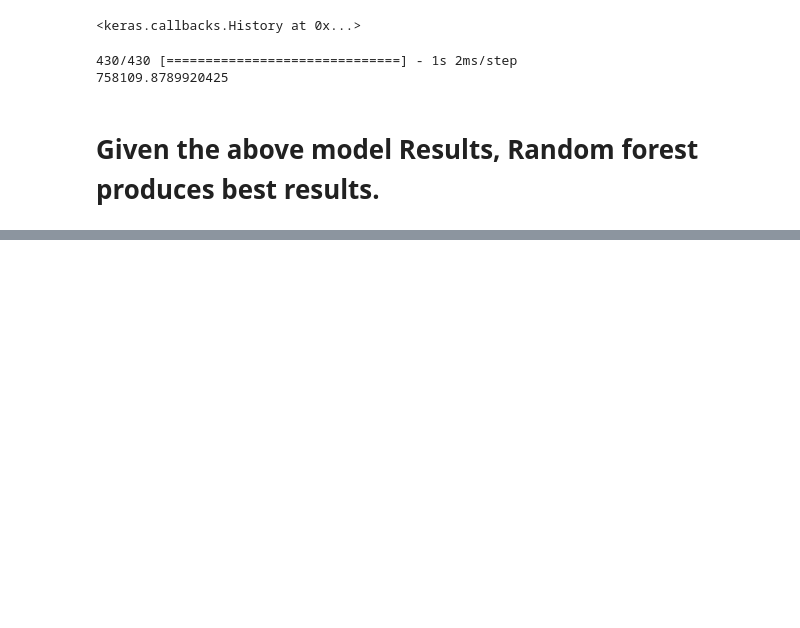
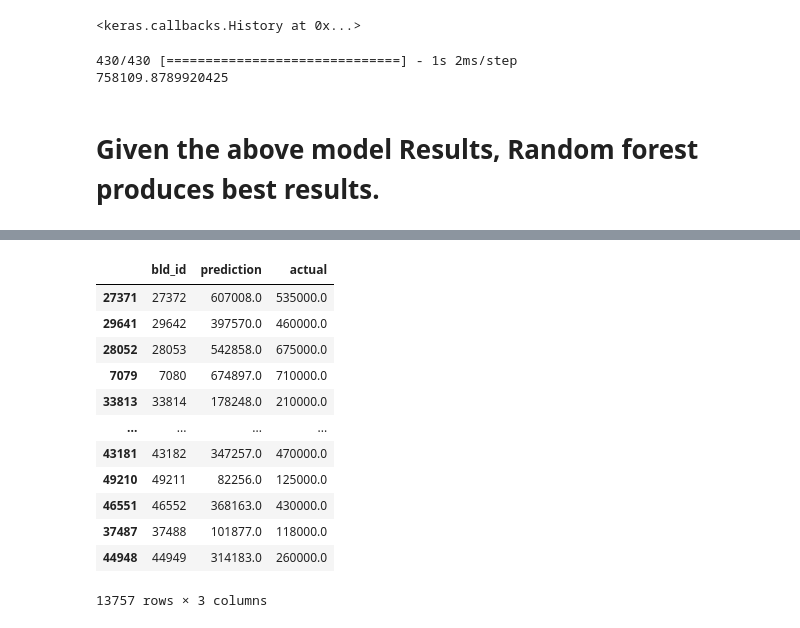
Before and after one commit to Diana7e/Dream_Team_Final_Project, a Jupyter notebook: cleaned_data/ML_model_price.ipynb, the cells around one changed output, grey strips where cells are left out. Saved outputs shown, nothing was run; the diff lists cells and outputs as text; code cells hidden in the pictures; blank space fills up the shorter version.

```diff
--- a/cleaned_data/ML_model_price.ipynb
+++ b/cleaned_data/ML_model_price.ipynb
@@ -457,3 +452,22 @@ pred_df
+# %%
+#Add unique key('bld_id') for Sql connection
+pred_df['bld_id']=pred_df.index + 1
+pred_df=pred_df[['bld_id','prediction', 'actual']]
+pred_df
+# %% [output]
+|  | bld_id | prediction | actual |
+| 27371 | 27372 | 607008.0 | 535000.0 |
+| 29641 | 29642 | 397570.0 | 460000.0 |
+| 28052 | 28053 | 542858.0 | 675000.0 |
+| 7079 | 7080 | 674897.0 | 710000.0 |
+| 33813 | 33814 | 178248.0 | 210000.0 |
+| ... | ... | ... | ... |
+| 43181 | 43182 | 347257.0 | 470000.0 |
+| 49210 | 49211 | 82256.0 | 125000.0 |
+| 46551 | 46552 | 368163.0 | 430000.0 |
+| 37487 | 37488 | 101877.0 | 118000.0 |
+| 44948 | 44949 | 314183.0 | 260000.0 |
+13757 rows × 3 columns
 # %%
 # Export pred_df to Database as a table
 pred_df.to_sql("pred_table", con=engine, index = False, if_exists='replace')
```
Also changed, not shown: parts of 7 cells of this notebook, 2 other files.
